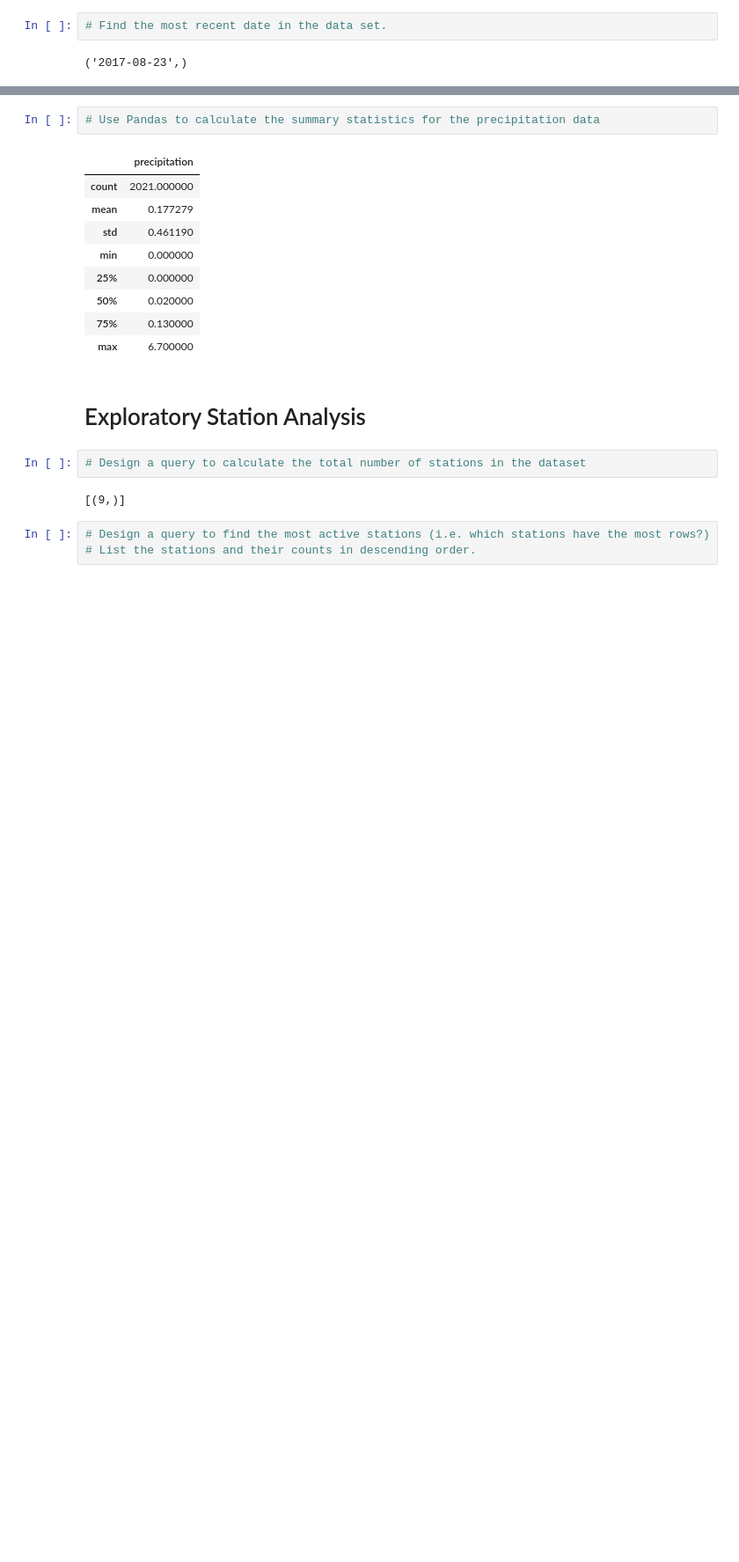
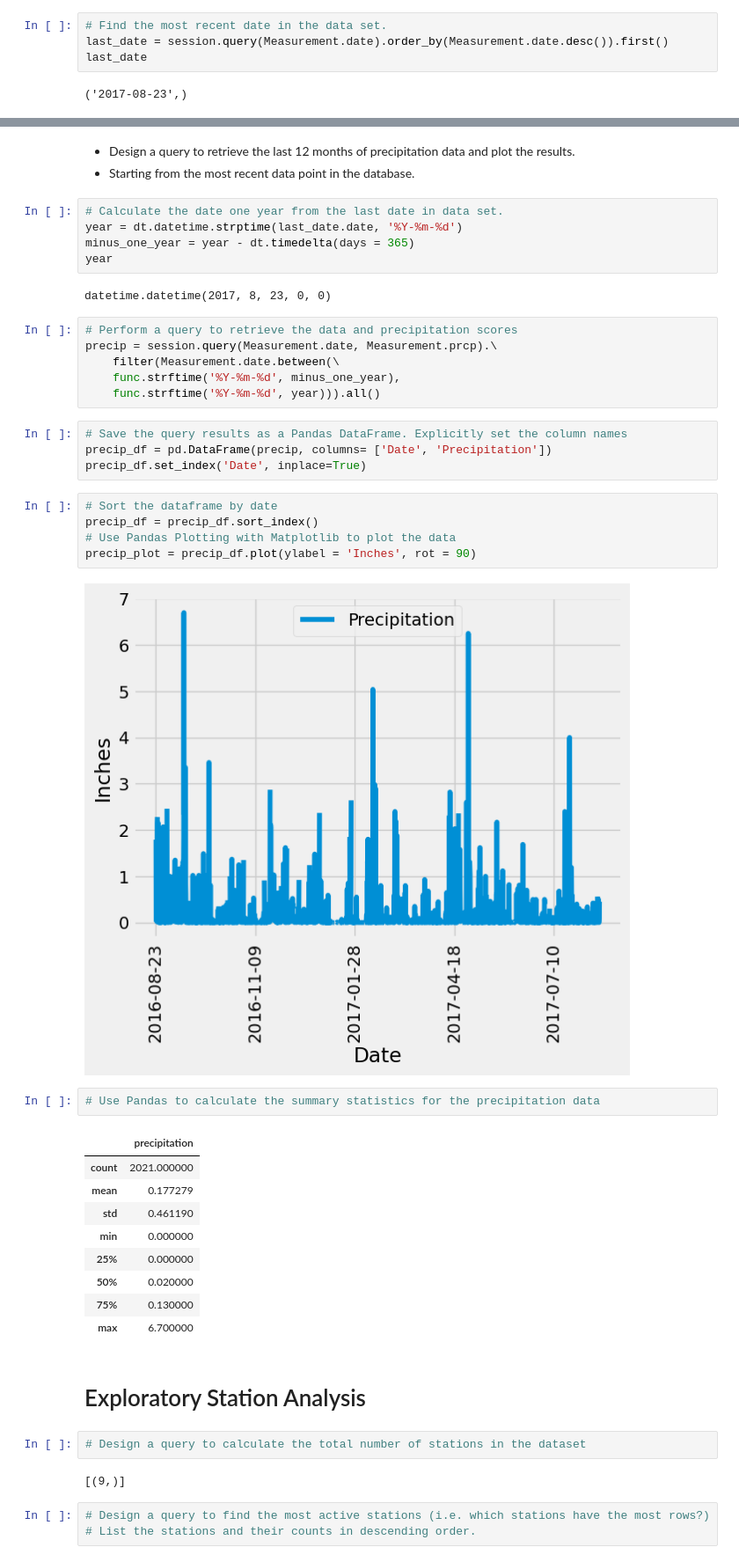
Before and after one commit to sallyca530/SQLAlchemy-Challenge, a Jupyter notebook: SurfsUP/climate.ipynb, the cells around one changed output, grey strips where cells are left out. Shown at 88% size. Saved outputs shown, nothing was run; the diff lists cells and outputs as text; blank space fills up the shorter version.

Commit message:
precip_df plot

```diff
--- a/SurfsUP/climate.ipynb
+++ b/SurfsUP/climate.ipynb
@@ -35,5 +41,7 @@ Base.prepare(autoload_with=engine)
 # Exploratory Precipitation Analysis
 # %%
 # Find the most recent date in the data set.
+last_date = session.query(Measurement.date).order_by(Measurement.date.desc()).first()
+last_date
 # %% [output]
 ('2017-08-23',)
@@ -60,3 +48,30 @@ Text(0, 0.5, 'Inches')
+# %% [markdown]
+* Design a query to retrieve the last 12 months of precipitation data and plot the results.
+* Starting from the most recent data point in the database.
+# %%
+# Calculate the date one year from the last date in data set.
+year = dt.datetime.strptime(last_date.date, '%Y-%m-%d')
+minus_one_year = year - dt.timedelta(days = 365)
+year
+# %% [output]
+datetime.datetime(2017, 8, 23, 0, 0)
+# %%
+# Perform a query to retrieve the data and precipitation scores
+precip = session.query(Measurement.date, Measurement.prcp).\
+    filter(Measurement.date.between(\
+    func.strftime('%Y-%m-%d', minus_one_year),
+    func.strftime('%Y-%m-%d', year))).all()
+# %%
+# Save the query results as a Pandas DataFrame. Explicitly set the column names
+precip_df = pd.DataFrame(precip, columns= ['Date', 'Precipitation'])
+precip_df.set_index('Date', inplace=True)
+# %%
+# Sort the dataframe by date
+precip_df = precip_df.sort_index()
+# Use Pandas Plotting with Matplotlib to plot the data
+precip_plot = precip_df.plot(ylabel = 'Inches', rot = 90)
+# %% [output]
+[figure, added]
 # %%
 # Use Pandas to calculate the summary statistics for the precipitation data
 # %% [output]
```
Also changed, not shown: parts of 6 cells of this notebook, 1 other file.
